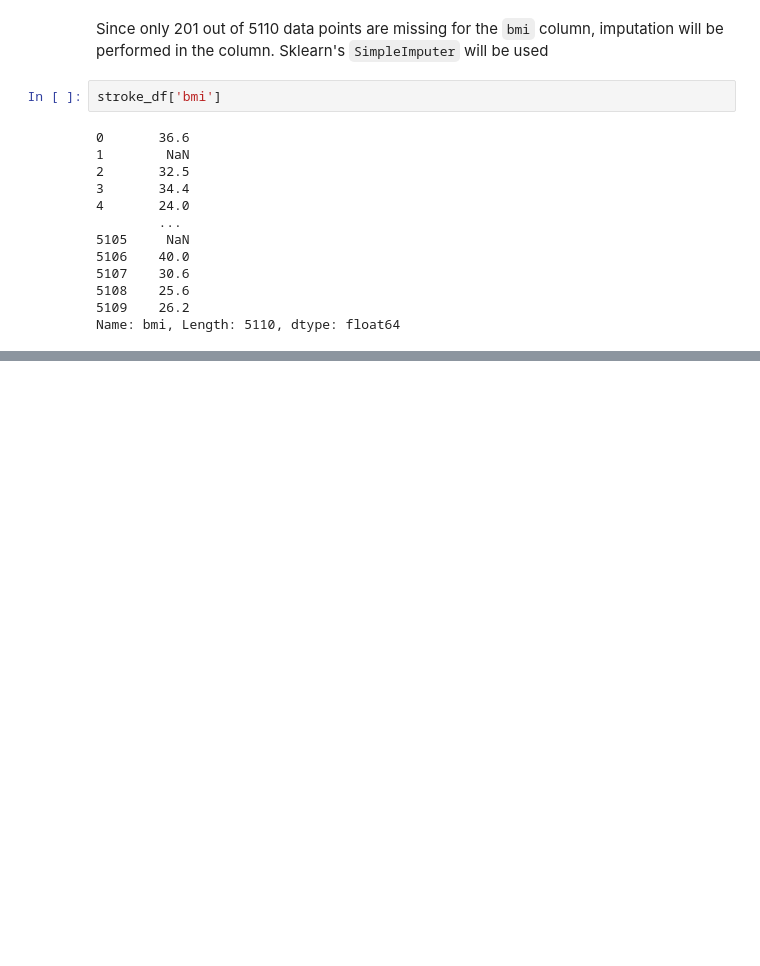
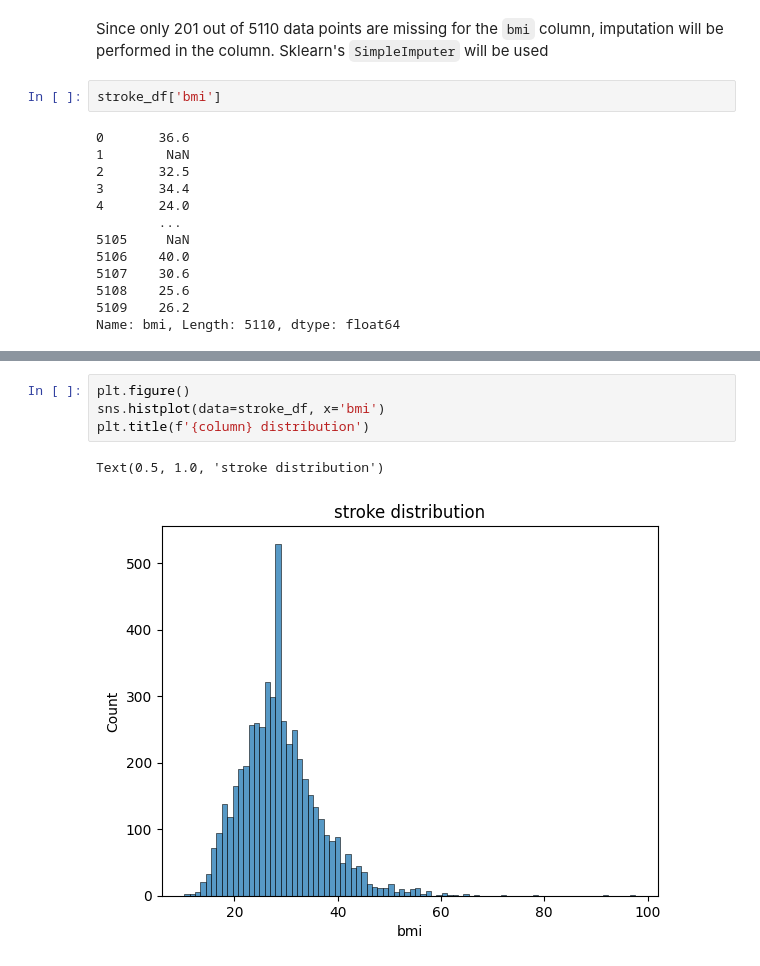
Before and after one commit to dot-william/ml-django-integration, a Jupyter notebook: stroke/StrokeClassification.ipynb, the cells around one changed output, grey strips where cells are left out. Drawn from its saved outputs; the diff is of its cells as text; blank space fills up the shorter version.

```diff
--- a/stroke/StrokeClassification.ipynb
+++ b/stroke/StrokeClassification.ipynb
@@ -154,3 +160,10 @@ stroke_df.head()
 | 2 | 31112 | Male | 80.0 | 0 | 1 | Yes | Private | Rural | ... |
 | 3 | 60182 | Female | 49.0 | 0 | 0 | Yes | Private | Urban | ... |
 | 4 | 1665 | Female | 79.0 | 1 | 0 | Yes | Self-employed | Rural | ... |
+# %%
+plt.figure()
+sns.histplot(data=stroke_df, x='bmi')
+plt.title(f'{column} distribution')
+# %% [output]
+Text(0.5, 1.0, 'stroke distribution')
+[figure, added]
```
Also changed, not shown: parts of 6 cells of this notebook, 1 other file.
